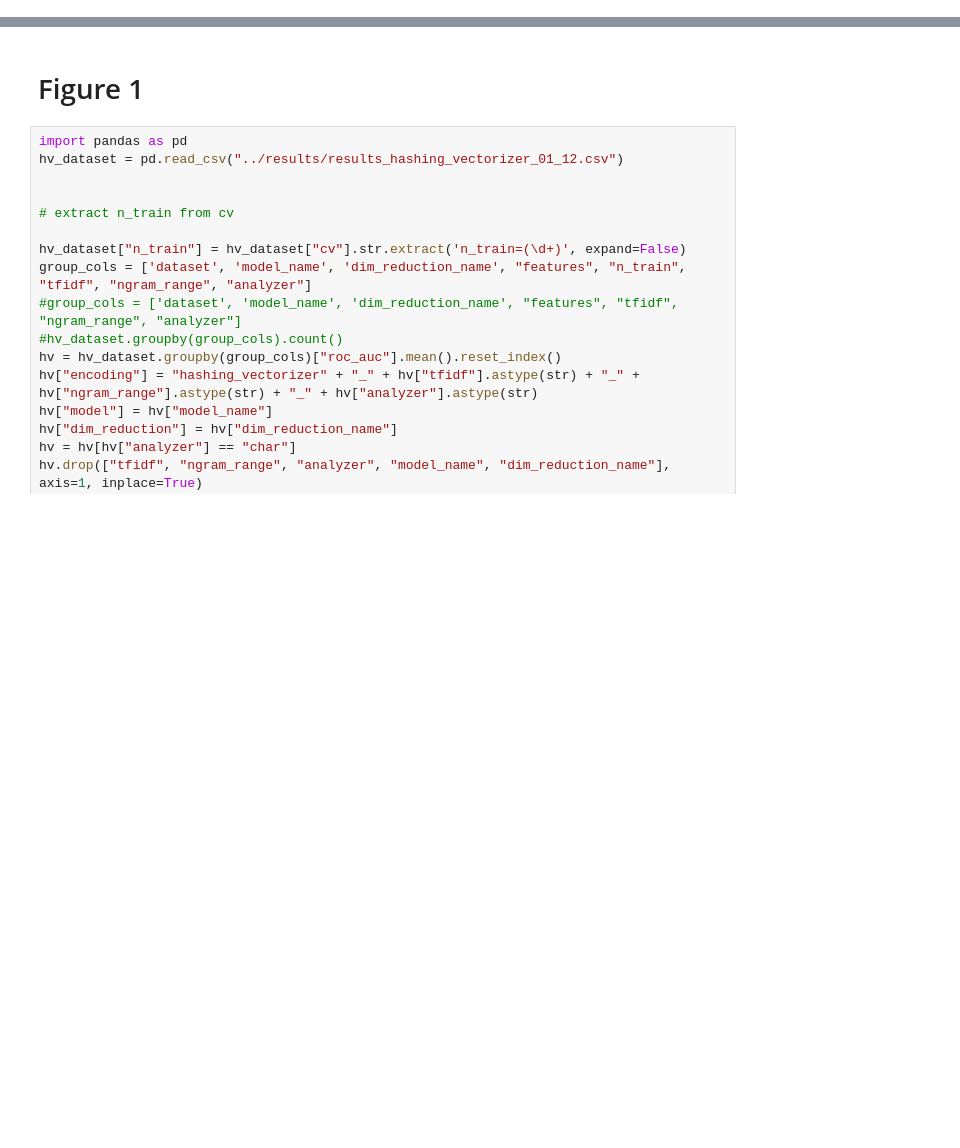
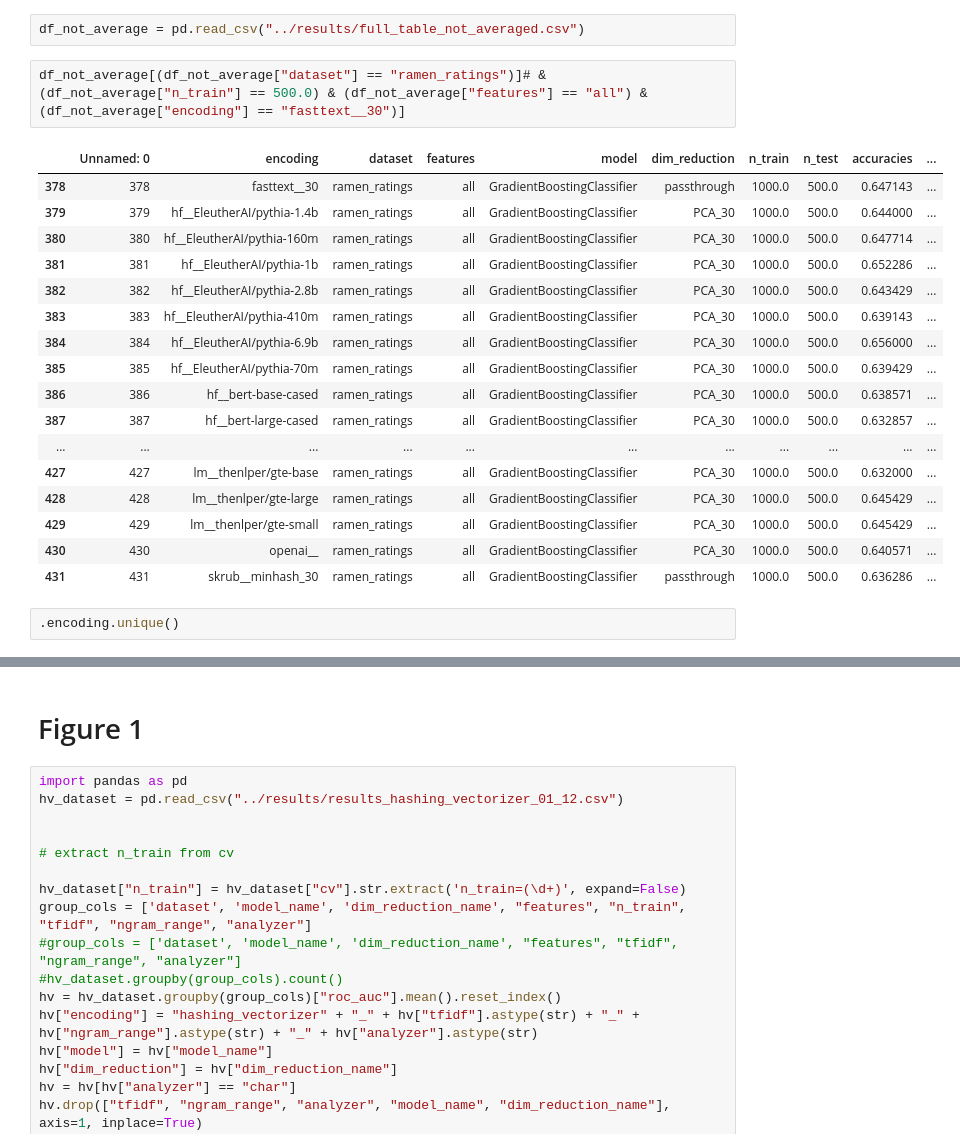
Before and after one commit to LeoGrin/lm_tab, a Jupyter notebook: scripts/final_plots.ipynb, the cells around one changed output, grey strips where cells are left out. Cells and saved outputs as stored; diff of their text form; blank space fills up the shorter version.

```diff
--- a/scripts/final_plots.ipynb
+++ b/scripts/final_plots.ipynb
@@ -0,0 +182,24 @@
+# %%
+df_not_average = pd.read_csv("../results/full_table_not_averaged.csv")
+# %%
+df_not_average[(df_not_average["dataset"] == "ramen_ratings")]# & (df_not_average["n_train"] == 500.0) & (df_not_average["features"] == "all") & (df_not_average["encoding"] == "fasttext__30")]
+# %% [output]
+|  | Unnamed: 0 | encoding | dataset | features | model | dim_reduction | n_train | n_test | accuracies | ... |
+| 378 | 378 | fasttext__30 | ramen_ratings | all | GradientBoostingClassifier | passthrough | 1000.0 | 500.0 | 0.647143 | ... |
+| 379 | 379 | hf__EleutherAI/pythia-1.4b | ramen_ratings | all | GradientBoostingClassifier | PCA_30 | 1000.0 | 500.0 | 0.644000 | ... |
+| 380 | 380 | hf__EleutherAI/pythia-160m | ramen_ratings | all | GradientBoostingClassifier | PCA_30 | 1000.0 | 500.0 | 0.647714 | ... |
+| 381 | 381 | hf__EleutherAI/pythia-1b | ramen_ratings | all | GradientBoostingClassifier | PCA_30 | 1000.0 | 500.0 | 0.652286 | ... |
+| 382 | 382 | hf__EleutherAI/pythia-2.8b | ramen_ratings | all | GradientBoostingClassifier | PCA_30 | 1000.0 | 500.0 | 0.643429 | ... |
+| 383 | 383 | hf__EleutherAI/pythia-410m | ramen_ratings | all | GradientBoostingClassifier | PCA_30 | 1000.0 | 500.0 | 0.639143 | ... |
+| 384 | 384 | hf__EleutherAI/pythia-6.9b | ramen_ratings | all | GradientBoostingClassifier | PCA_30 | 1000.0 | 500.0 | 0.656000 | ... |
+| 385 | 385 | hf__EleutherAI/pythia-70m | ramen_ratings | all | GradientBoostingClassifier | PCA_30 | 1000.0 | 500.0 | 0.639429 | ... |
+| 386 | 386 | hf__bert-base-cased | ramen_ratings | all | GradientBoostingClassifier | PCA_30 | 1000.0 | 500.0 | 0.638571 | ... |
+| 387 | 387 | hf__bert-large-cased | ramen_ratings | all | GradientBoostingClassifier | PCA_30 | 1000.0 | 500.0 | 0.632857 | ... |
+| ... | ... | ... | ... | ... | ... | ... | ... | ... | ... | ... |
+| 427 | 427 | lm__thenlper/gte-base | ramen_ratings | all | GradientBoostingClassifier | PCA_30 | 1000.0 | 500.0 | 0.632000 | ... |
+| 428 | 428 | lm__thenlper/gte-large | ramen_ratings | all | GradientBoostingClassifier | PCA_30 | 1000.0 | 500.0 | 0.645429 | ... |
+| 429 | 429 | lm__thenlper/gte-small | ramen_ratings | all | GradientBoostingClassifier | PCA_30 | 1000.0 | 500.0 | 0.645429 | ... |
+| 430 | 430 | openai__ | ramen_ratings | all | GradientBoostingClassifier | PCA_30 | 1000.0 | 500.0 | 0.640571 | ... |
+| 431 | 431 | skrub__minhash_30 | ramen_ratings | all | GradientBoostingClassifier | passthrough | 1000.0 | 500.0 | 0.636286 | ... |
+# %%
+.encoding.unique()
```
Also changed, not shown: parts of 12 cells of this notebook, 15 other files.
